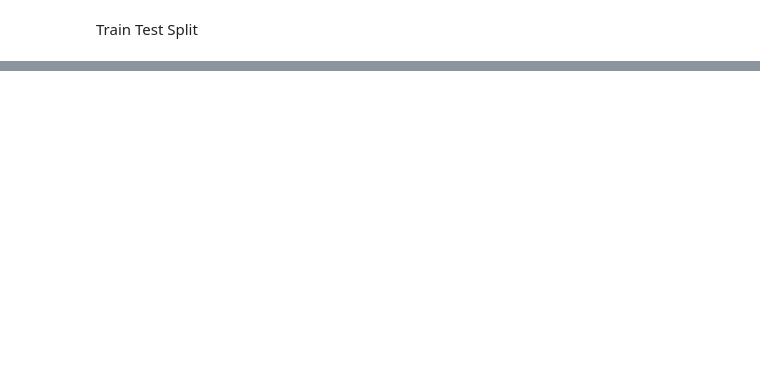
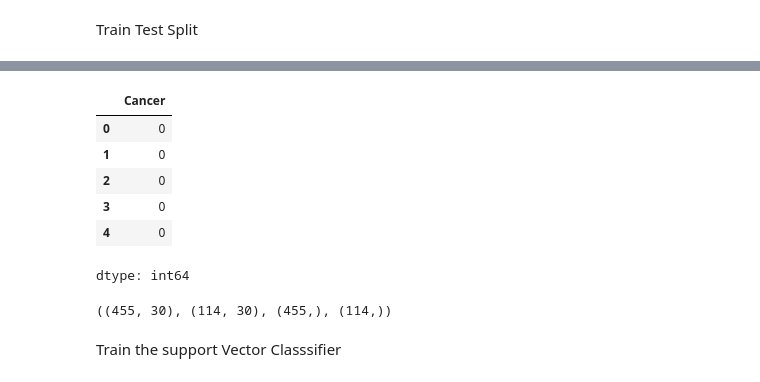
Before and after one commit to Tejasri1557/AIML-2025, a Jupyter notebook: LAB07_AIML.ipynb, the cells around one changed output, grey strips where cells are left out. Saved outputs shown, nothing was run; the diff lists cells and outputs as text; code cells hidden in the pictures; blank space fills up the shorter version.

```diff
--- a/LAB07_AIML.ipynb
+++ b/LAB07_AIML.ipynb
@@ -203,0 +208,11 @@ KeyError: "['cancer'] not found in axis"
+# %%
+df_target=df['Cancer']#Define a dataframe for cancer detection
+df_target.head()
+# %% [output]
+|  | Cancer |
+| 0 | 0 |
+| 1 | 0 |
+| 2 | 0 |
+| 3 | 0 |
+| 4 | 0 |
+dtype: int64
@@ -203,0 +223,6 @@ KeyError: "['cancer'] not found in axis"
+# %%
+X_train.shape,X_test.shape,y_train.shape,y_test.shape
+# %% [output]
+((455, 30), (114, 30), (455,), (114,))
+# %% [markdown]
+Train the support Vector Classsifier
```
Also changed, not shown: parts of 15 cells of this notebook.
